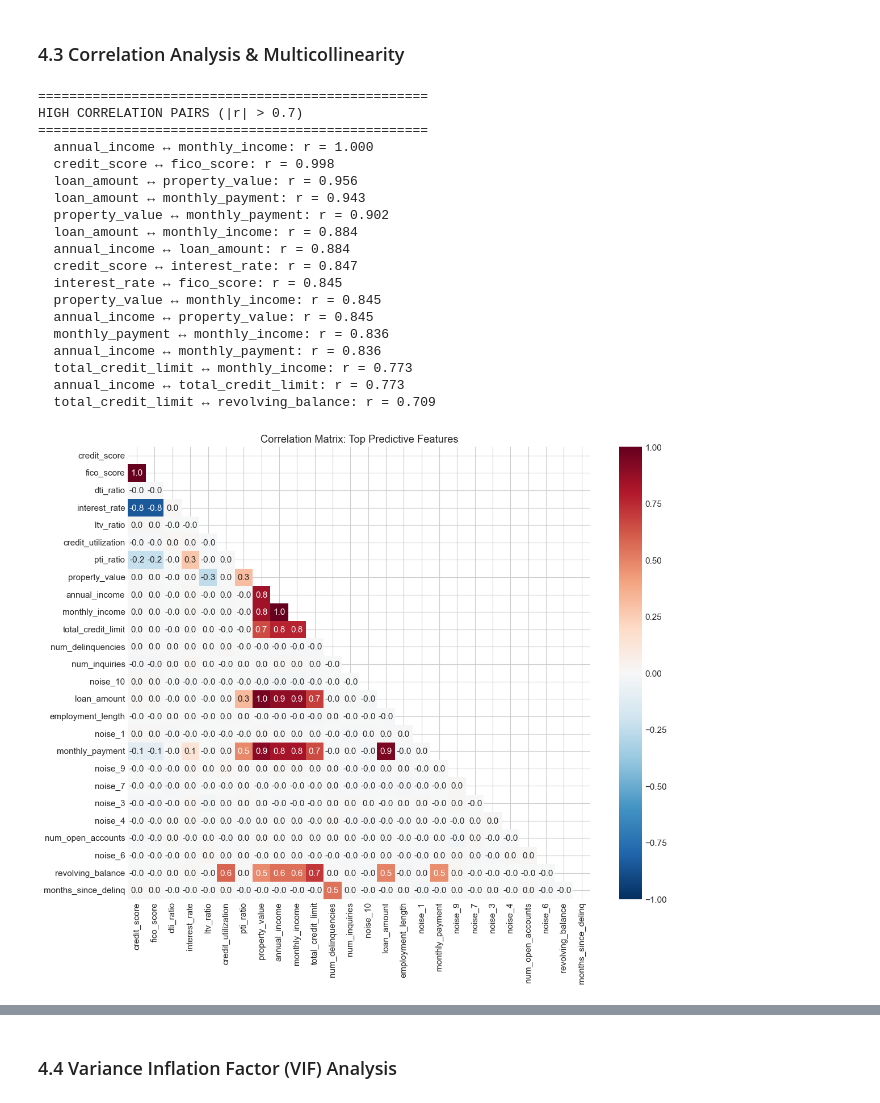
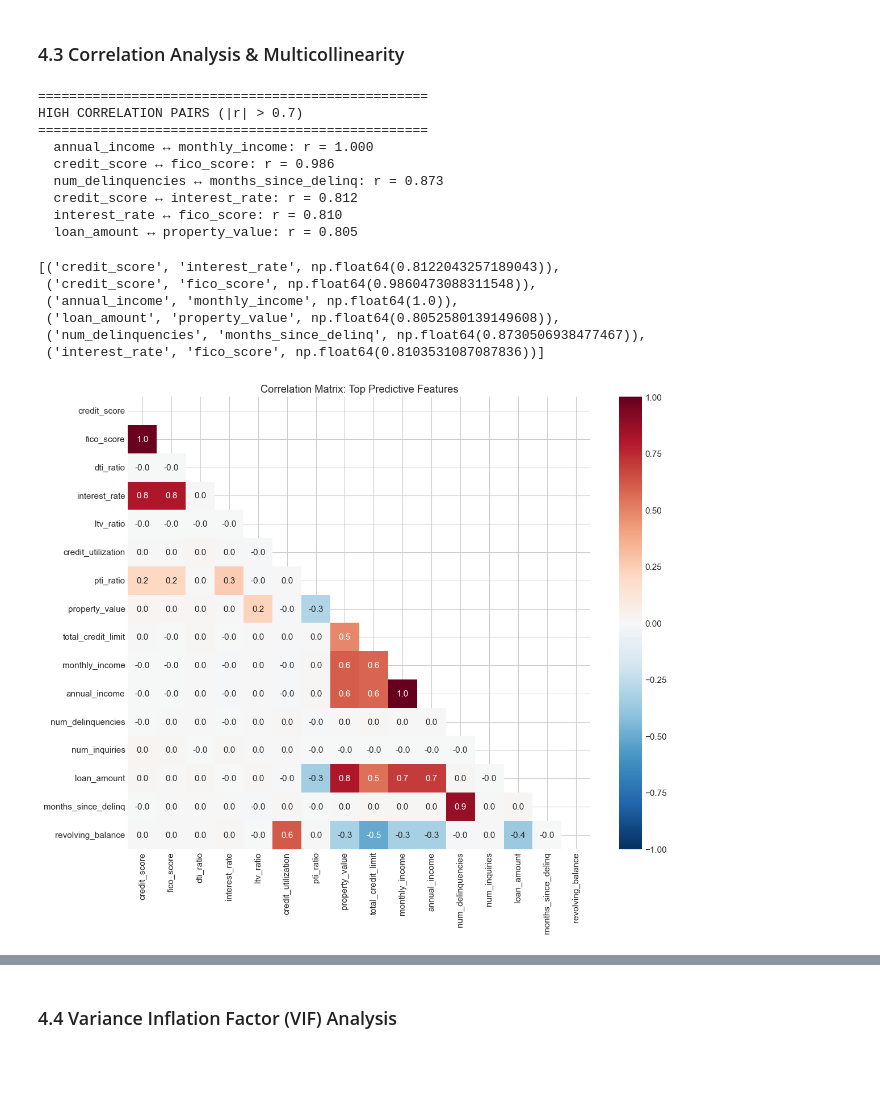
Before and after one commit to zack-carideo/variable_selection, a Jupyter notebook: variable_selection_pipeline.ipynb, the cells around one changed output, grey strips where cells are left out. Cells and saved outputs as stored; diff of their text form; code cells hidden in the pictures; blank space fills up the shorter version.

```diff
--- a/variable_selection_pipeline.ipynb
+++ b/variable_selection_pipeline.ipynb
@@ -220,0 +238,10 @@ Features with quasi-separation: 0
+# %%
+# Calculate mean response rate for each variable in X (ADHOC)
+response_rates = {}
+col = 'loan_purpose'
+temp_df = pd.DataFrame({
+    col: X[col],
+    'target': y
+})
+
+temp_df.groupby(col)['target'].mean()
@@ -227,12 +325,12 @@ Apply univariate screening methods to get initial feature rankings.
 ### 4.1 Information Value (IV) Analysis
 # %%
 # Calculate IV for all features
-iv_df = calculate_all_iv(X, y, bins=10)
+iv_df = calculate_all_iv(X_woe, y, bins=10)
 
 print("=" * 50)
 print("INFORMATION VALUE RANKINGS")
 print("=" * 50)
-print(iv_df.head(20).to_string(index=False))
+print(iv_df.head(30).to_string(index=False))
 # %% [output]
 ==================================================
 INFORMATION VALUE RANKINGS
@@ -332,7 +430,7 @@ num_delinquencies              0.0026
 ### 4.3 Correlation Analysis & Multicollinearity
 # %%
 # Identify highly correlated pairs
-corr_matrix, high_corr_pairs = correlation_filter(X, y, threshold=0.7)
+corr_matrix, high_corr_pairs = correlation_filter(X_woe, y, threshold=0.7)
 
 print("=" * 50)
 print("HIGH CORRELATION PAIRS (|r| > 0.7)")
@@ -342,38 +440,36 @@ if high_corr_pairs:
         print(f"  {f1} ↔ {f2}: r = {corr:.3f}")
 else:
     print("  No highly correlated pairs found.")
+
+high_corr_pairs
 # %% [output]
 ==================================================
 HIGH CORRELATION PAIRS (|r| > 0.7)
 ==================================================
   annual_income ↔ monthly_income: r = 1.000
-  credit_score ↔ fico_score: r = 0.998
-  loan_amount ↔ property_value: r = 0.956
-  loan_amount ↔ monthly_payment: r = 0.943
-  property_value ↔ monthly_payment: r = 0.902
-  loan_amount ↔ monthly_income: r = 0.884
-  annual_income ↔ loan_amount: r = 0.884
-  credit_score ↔ interest_rate: r = 0.847
-  interest_rate ↔ fico_score: r = 0.845
-  property_value ↔ monthly_income: r = 0.845
-  annual_income ↔ property_value: r = 0.845
-  monthly_payment ↔ monthly_income: r = 0.836
-  annual_income ↔ monthly_payment: r = 0.836
-  total_credit_limit ↔ monthly_income: r = 0.773
-  annual_income ↔ total_credit_limit: r = 0.773
-  total_credit_limit ↔ revolving_balance: r = 0.709
+  credit_score ↔ fico_score: r = 0.986
+  num_delinquencies ↔ months_since_delinq: r = 0.873
+  credit_score ↔ interest_rate: r = 0.812
+  interest_rate ↔ fico_score: r = 0.810
+  loan_amount ↔ property_value: r = 0.805
+[('credit_score', 'interest_rate', np.float64(0.8122043257189043)),
+ ('credit_score', 'fico_score', np.float64(0.9860473088311548)),
+ ('annual_income', 'monthly_income', np.float64(1.0)),
+ ('loan_amount', 'property_value', np.float64(0.8052580139149608)),
+ ('num_delinquencies', 'months_since_delinq', np.float64(0.8730506938477467)),
+ ('interest_rate', 'fico_score', np.float64(0.8103531087087836))]
 # %%
 # Correlation heatmap for top predictive features
 top_features = iv_df[iv_df['iv'] >= 0.02]['feature'].tolist()
 
 if len(top_features) > 1:
     fig, ax = plt.subplots(figsize=(12, 10))
-    corr_subset = X[top_features].corr()
+    corr_subset = X_woe[top_features].corr()
     mask = np.triu(np.ones_like(corr_subset, dtype=bool))
     sns.heatmap(corr_subset, mask=mask, annot=True, fmt='.1f',
                 cmap='RdBu_r', center=0, ax=ax, vmin=-1, vmax=1)
     ax.set_title('Correlation Matrix: Top Predictive Features')
     plt.tight_layout()
     plt.show()
 # %% [output]
-[figure, old version]
+[figure, new version]
```
Also changed, not shown: parts of 12 cells of this notebook, 1 other file.
